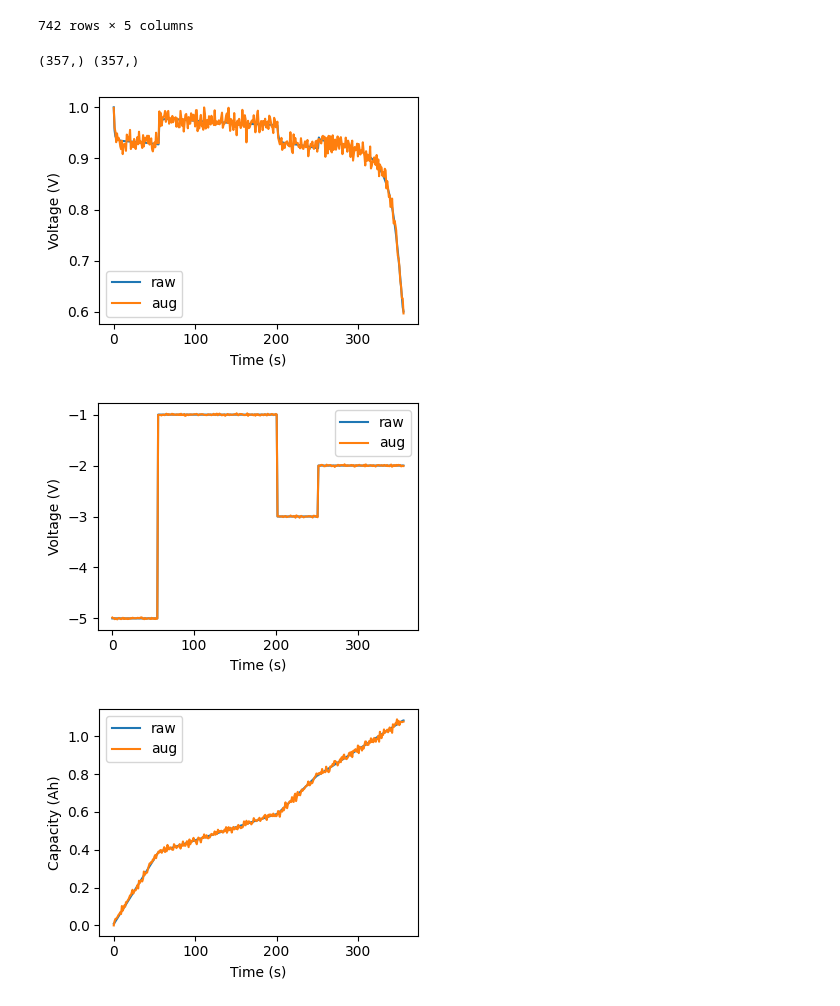
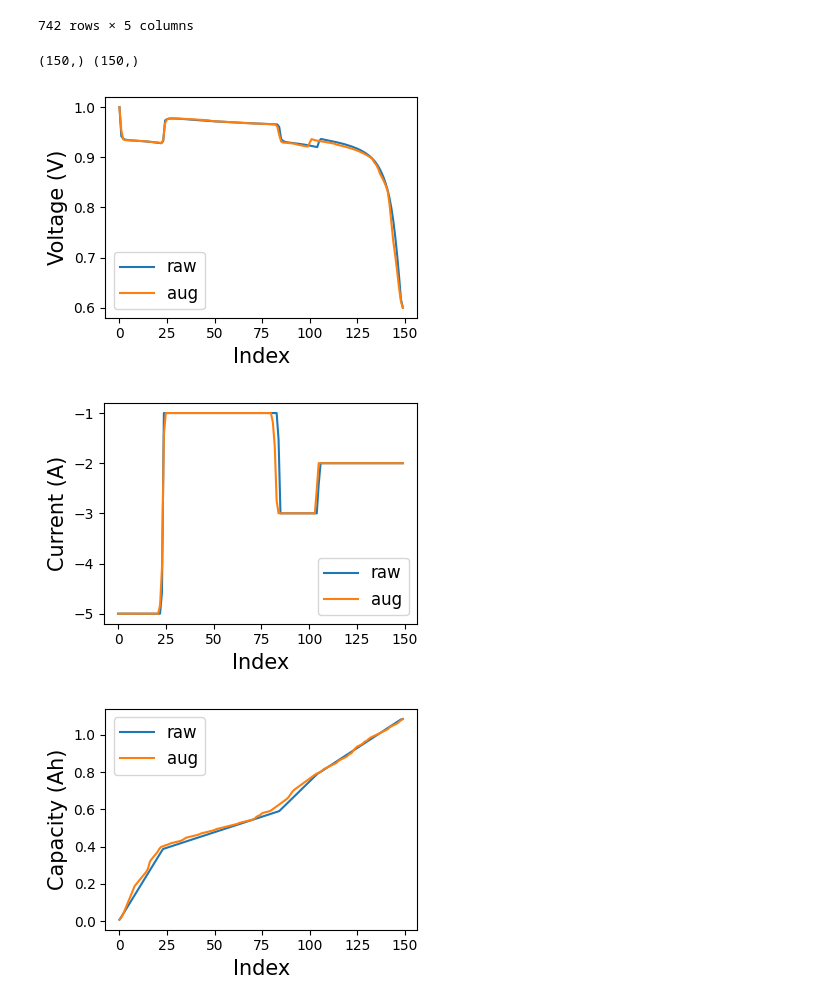
Before and after one commit to Ruifeng-Tan/PBT, a Jupyter notebook: play.ipynb, the cells around one changed output. Drawn from its saved outputs; the diff is of its cells as text; code cells hidden in the pictures.

```diff
--- a/play.ipynb
+++ b/play.ipynb
@@ -179,6 +251,7 @@ df = df.loc[df['current_in_A']<0]
 voltages = df['voltage_in_V'].values
 currents = df['current_in_A'].values
 capacities = df['discharge_capacity_in_Ah'].values
+voltages, currents, capacities = resample_charge_discharge_curves(voltages, currents, capacities)
 fig = plt.figure(figsize=(4,3))
 voltages = voltages / max(voltages)
 plt.plot(np.arange(0,len(voltages)), voltages, label='raw')
@@ -186,47 +259,49 @@ X = torch.Tensor(voltages)
 X = X.unsqueeze(0)
 X = X.unsqueeze(-1)
 # noise_voltages = gaussian_blur_1d(X, 11, 10)
-noise_voltages = add_gaussian_noise(X, 0.01)
+# noise_voltages = add_gaussian_noise(X, 0.01)
+noise_voltages = crop_aug(X, int(150*0.75))
 noise_voltages = noise_voltages.squeeze(0).squeeze(-1).numpy()
 plt.plot(np.arange(0,len(noise_voltages)), noise_voltages, label='aug')
 print(noise_voltages.shape, voltages.shape)
-plt.legend()
-plt.ylabel('Voltage (V)')
-plt.xlabel('Time (s)')
+plt.legend(fontsize=12)
+plt.ylabel('Voltage (V)', fontsize=15)
+plt.xlabel('Index', fontsize=15)
+
 fig.tight_layout()
 plt.show()
 
 fig = plt.figure(figsize=(4,3))
 currents = currents / 1.1
 plt.plot(np.arange(0,len(currents)), currents, label='raw')
 X = torch.Tensor(currents)
 X = X.unsqueeze(0)
 X = X.unsqueeze(-1)
-noise_currents = add_gaussian_noise(X, 0.01)
+noise_currents = crop_aug(X, int(150*0.75))
 noise_currents = noise_currents.squeeze(0).squeeze(-1).numpy()
 plt.plot(np.arange(0,len(noise_currents)), noise_currents, label='aug')
-plt.legend()
-plt.ylabel('Voltage (V)')
-plt.xlabel('Time (s)')
+plt.legend(fontsize=12)
+plt.ylabel('Current (A)', fontsize=15)
+plt.xlabel('Index', fontsize=15)
 fig.tight_layout()
 plt.show()
 
 fig = plt.figure(figsize=(4,3))
 capacities = capacities / 1.1
 plt.plot(np.arange(0,len(capacities)), capacities, label='raw')
 X = torch.Tensor(capacities)
 X = X.unsqueeze(0)
 X = X.unsqueeze(-1)
-noise_capacities = add_gaussian_noise(X, 0.01)
+noise_capacities = crop_aug(X, int(150*0.75))
 noise_capacities = noise_capacities.squeeze(0).squeeze(-1).numpy()
 plt.plot(np.arange(0,len(noise_capacities)), noise_capacities, label='aug')
-plt.legend()
-plt.ylabel('Capacity (Ah)')
-plt.xlabel('Time (s)')
+plt.legend(fontsize=12)
+plt.ylabel('Capacity (Ah)', fontsize=15)
+plt.xlabel('Index', fontsize=15)
 fig.tight_layout()
 plt.show()
 # %% [output]
-(357,) (357,)
+(150,) (150,)
-[figure, old version]
+[figure, new version]
-[figure, old version]
+[figure, new version]
-[figure, old version]
+[figure, new version]
```
Also changed, not shown: parts of 2 cells of this notebook, 5 other files.
